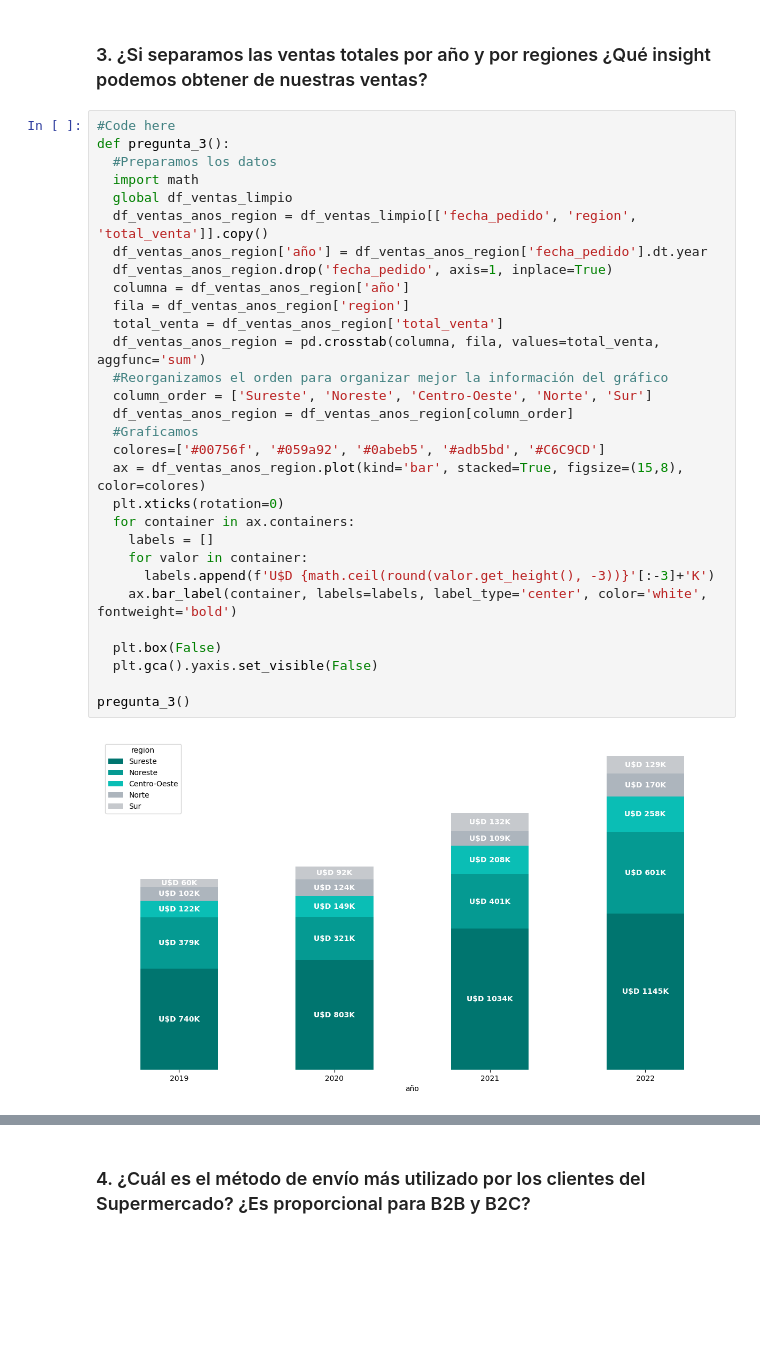
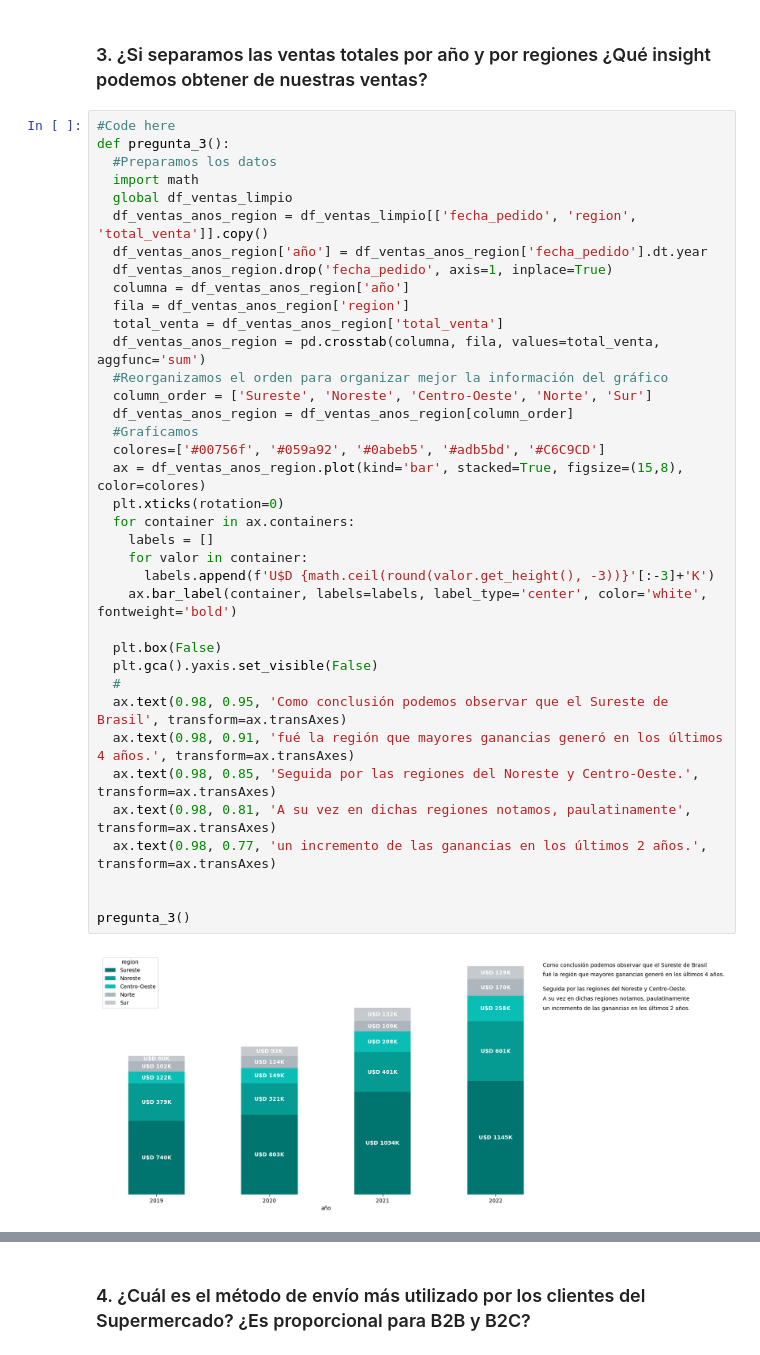
Before and after one commit to pabloing93/supermarket-sales-analysis, a Jupyter notebook: Supermarket_Sales_Analysis.ipynb, the cells around one changed output, grey strips where cells are left out. Saved outputs shown, nothing was run; the diff lists cells and outputs as text; blank space fills up the shorter version.

```diff
--- a/Supermarket_Sales_Analysis.ipynb
+++ b/Supermarket_Sales_Analysis.ipynb
@@ -245,31 +245,38 @@ pregunta_2()
 #Code here
 def pregunta_3():
   #Preparamos los datos
   import math
   global df_ventas_limpio
   df_ventas_anos_region = df_ventas_limpio[['fecha_pedido', 'region', 'total_venta']].copy()
   df_ventas_anos_region['año'] = df_ventas_anos_region['fecha_pedido'].dt.year
   df_ventas_anos_region.drop('fecha_pedido', axis=1, inplace=True)
   columna = df_ventas_anos_region['año']
   fila = df_ventas_anos_region['region']
   total_venta = df_ventas_anos_region['total_venta']
   df_ventas_anos_region = pd.crosstab(columna, fila, values=total_venta, aggfunc='sum')
   #Reorganizamos el orden para organizar mejor la información del gráfico
   column_order = ['Sureste', 'Noreste', 'Centro-Oeste', 'Norte', 'Sur']
   df_ventas_anos_region = df_ventas_anos_region[column_order]
   #Graficamos
   colores=['#00756f', '#059a92', '#0abeb5', '#adb5bd', '#C6C9CD']
   ax = df_ventas_anos_region.plot(kind='bar', stacked=True, figsize=(15,8), color=colores)
   plt.xticks(rotation=0)
   for container in ax.containers:
     labels = []
     for valor in container:
       labels.append(f'U$D {math.ceil(round(valor.get_height(), -3))}'[:-3]+'K')
     ax.bar_label(container, labels=labels, label_type='center', color='white', fontweight='bold')
 
   plt.box(False)
   plt.gca().yaxis.set_visible(False)
+  #
+  ax.text(0.98, 0.95, 'Como conclusión podemos observar que el Sureste de Brasil', transform=ax.transAxes)
+  ax.text(0.98, 0.91, 'fué la región que mayores ganancias generó en los últimos 4 años.', transform=ax.transAxes)
+  ax.text(0.98, 0.85, 'Seguida por las regiones del Noreste y Centro-Oeste.', transform=ax.transAxes)
+  ax.text(0.98, 0.81, 'A su vez en dichas regiones notamos, paulatinamente', transform=ax.transAxes)
+  ax.text(0.98, 0.77, 'un incremento de las ganancias en los últimos 2 años.', transform=ax.transAxes)
+
 
 pregunta_3()
 # %% [output]
-[figure, old version]
+[figure, new version]
```
Also changed, not shown: parts of 5 cells of this notebook.
